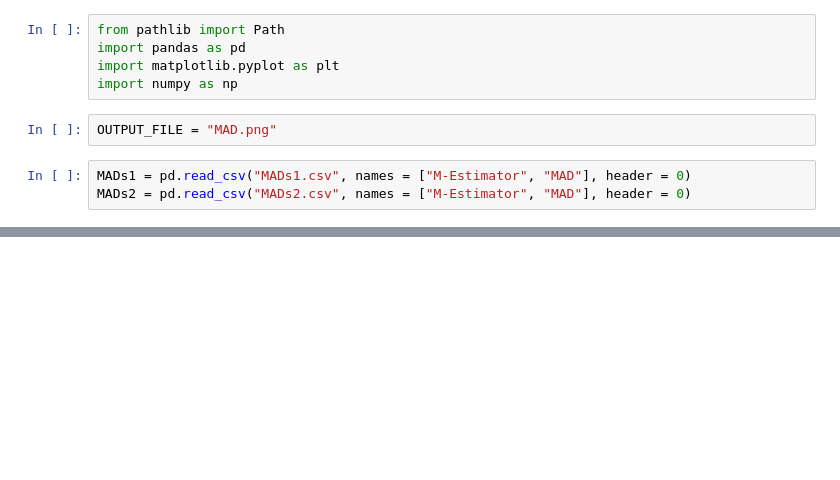
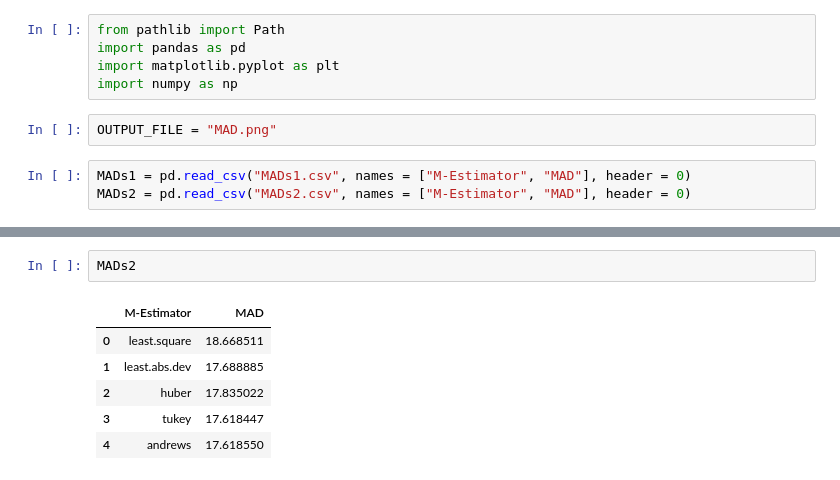
Before and after one commit to Tyler-Hecht/STAT-527-Final-Project, a Jupyter notebook: MAD.ipynb, the cells around one changed output, grey strips where cells are left out. Cells and saved outputs as stored; diff of their text form; blank space fills up the shorter version.

```diff
--- a/MAD.ipynb
+++ b/MAD.ipynb
@@ -11,3 +20,12 @@ MADs2 = pd.read_csv("MADs2.csv", names = ["M-Estimator", "MAD"], header = 0)
+# %%
+MADs2
+# %% [output]
+|  | M-Estimator | MAD |
+| 0 | least.square | 18.668511 |
+| 1 | least.abs.dev | 17.688885 |
+| 2 | huber | 17.835022 |
+| 3 | tukey | 17.618447 |
+| 4 | andrews | 17.618550 |
 # %%
 xpos = np.arange(len(MADs1))
 width = 0.4
```
Also changed, not shown: parts of 2 cells of this notebook, 8 other files.
